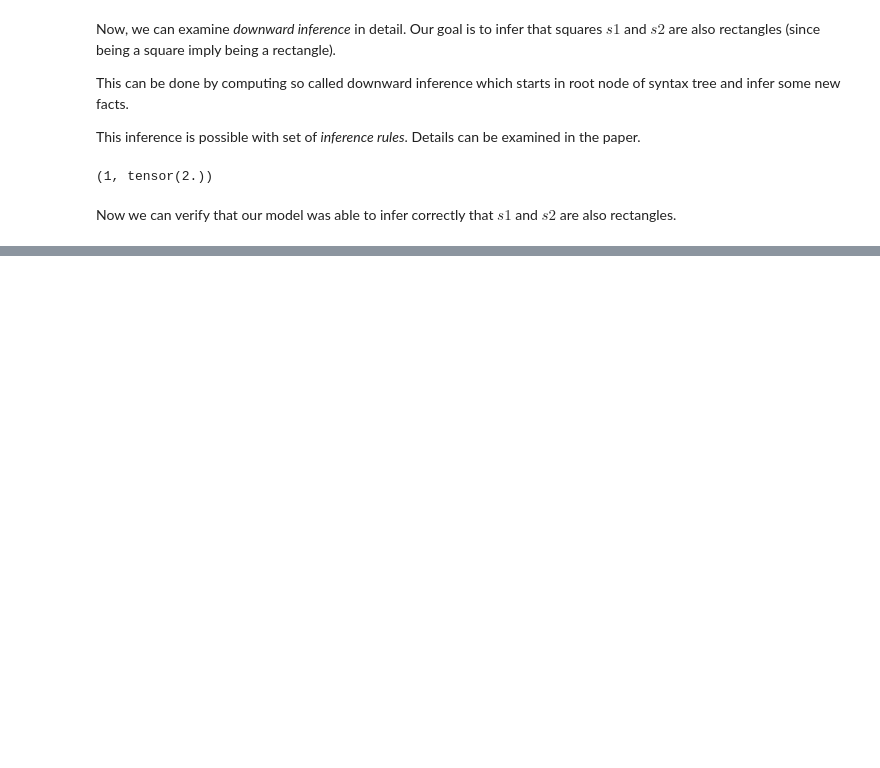
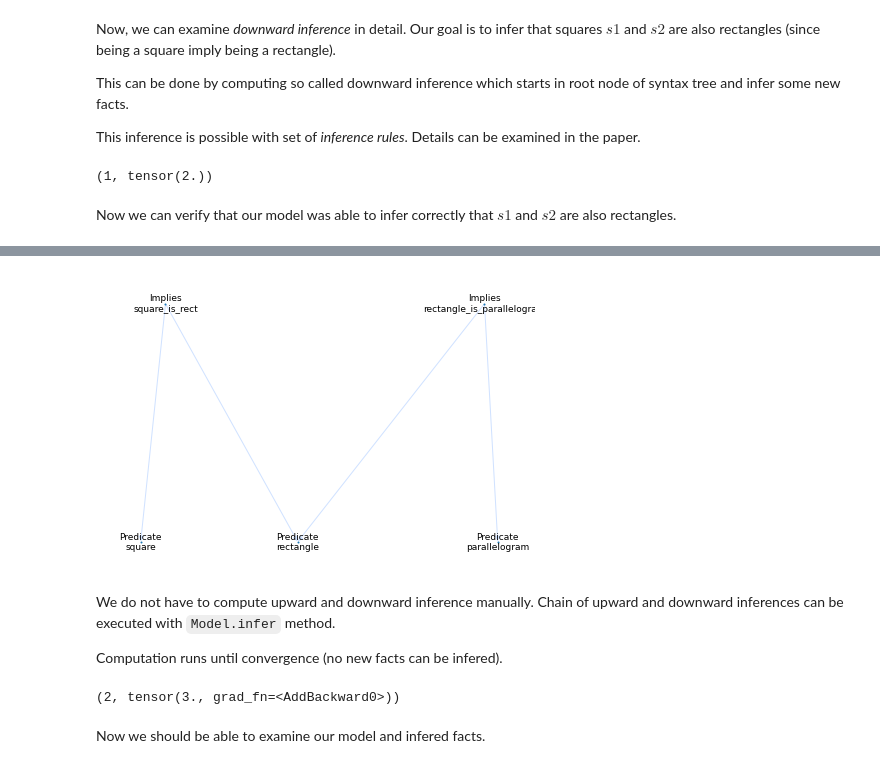
Before and after one commit to mikulatomas/LNN-geometry-example, a Jupyter notebook: downward_inference.ipynb, the cells around one changed output, grey strips where cells are left out. Saved outputs shown, nothing was run; the diff lists cells and outputs as text; code cells hidden in the pictures; blank space fills up the shorter version.

```diff
--- a/downward_inference.ipynb
+++ b/downward_inference.ipynb
@@ -121,0 +126,12 @@ OPEN   Predicate: square(x0)
+# %%
+# create new predicate for parallelogram
+parallelogram = Predicate(name="parallelogram")
+
+# create axiom which says "rectangle is parallelogram"
+rectangle_is_parallelogram = Implies(rectangle(x), parallelogram(x), name="rectangle_is_parallelogram", world=World.AXIOM)
+
+# add everything to the model, see that we do not have to recreate it
+model.add_formulae(parallelogram, rectangle_is_parallelogram)
+
+# add fact for rectangle and parallelogram predicate
+model.add_facts({"rectangle": {"r1": Fact.TRUE}, "parallelogram": {"p1": Fact.TRUE}})
@@ -121,0 +158,18 @@ OPEN   Predicate: square(x0)
+# %%
+plot_graph(model)
+# %% [output]
+[figure, added]
+# %% [markdown]
+We do not have to compute upward and downward inference manually. Chain of upward and downward inferences can be executed with `Model.infer` method.
+
+Computation runs until convergence (no new facts can be infered).
+# %%
+# executing inference, note missing direction parameter
+steps, facts_inferred = model.infer()
+
+# we can see that inference converged after two steps and three new facts were infered
+steps, facts_inferred
+# %% [output]
+(2, tensor(3., grad_fn=<AddBackward0>))
+# %% [markdown]
+Now we should be able to examine our model and infered facts.
```
Also changed, not shown: parts of 6 cells of this notebook.
